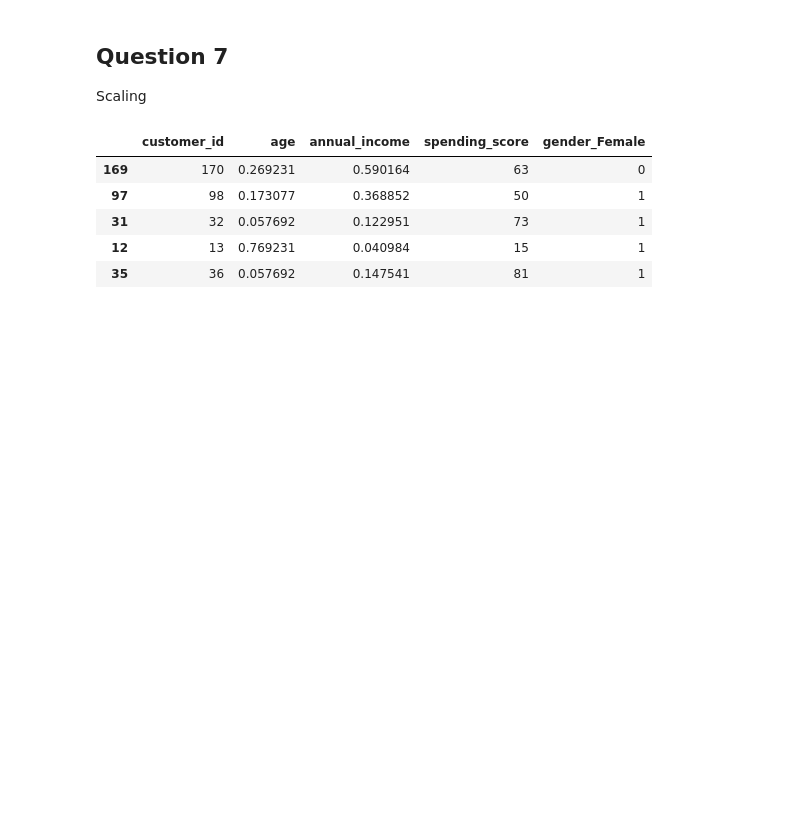
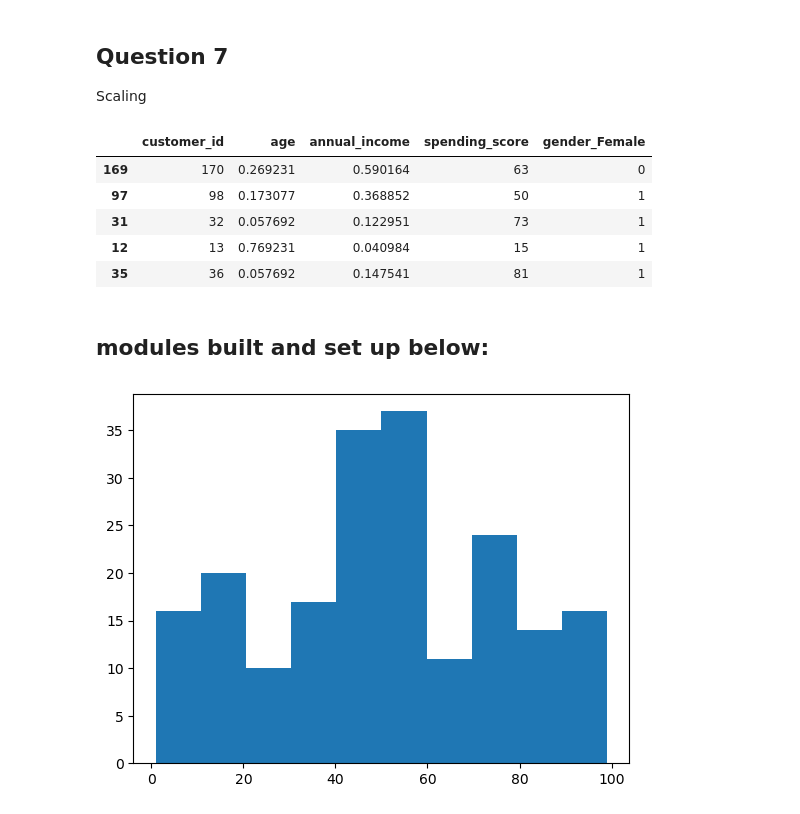
Before and after one commit to jcrosenberger/clustering-exercises, a Jupyter notebook: wrangle_exercise.ipynb, the cells around one changed output. Saved outputs shown, nothing was run; the diff lists cells and outputs as text; code cells hidden in the pictures; blank space fills up the shorter version.

Commit message:
Adding modules and updating notebook with work from clustering section of curriculum

```diff
--- a/wrangle_exercise.ipynb
+++ b/wrangle_exercise.ipynb
@@ -451,3 +471,5 @@ mall_train.head()
 | 31 | 32 | 0.057692 | 0.122951 | 73 | 1 |
 | 12 | 13 | 0.769231 | 0.040984 | 15 | 1 |
 | 35 | 36 | 0.057692 | 0.147541 | 81 | 1 |
+# %% [markdown]
+## modules built and set up below:
@@ -453,0 +478,6 @@ mall_train.head()
+# %%
+df = mw.acquire_mall()
+# %%
+mw.describe_mall(df)
+# %% [output]
+[figure, added]
```
Also changed, not shown: parts of 17 cells of this notebook, 5 other files.
